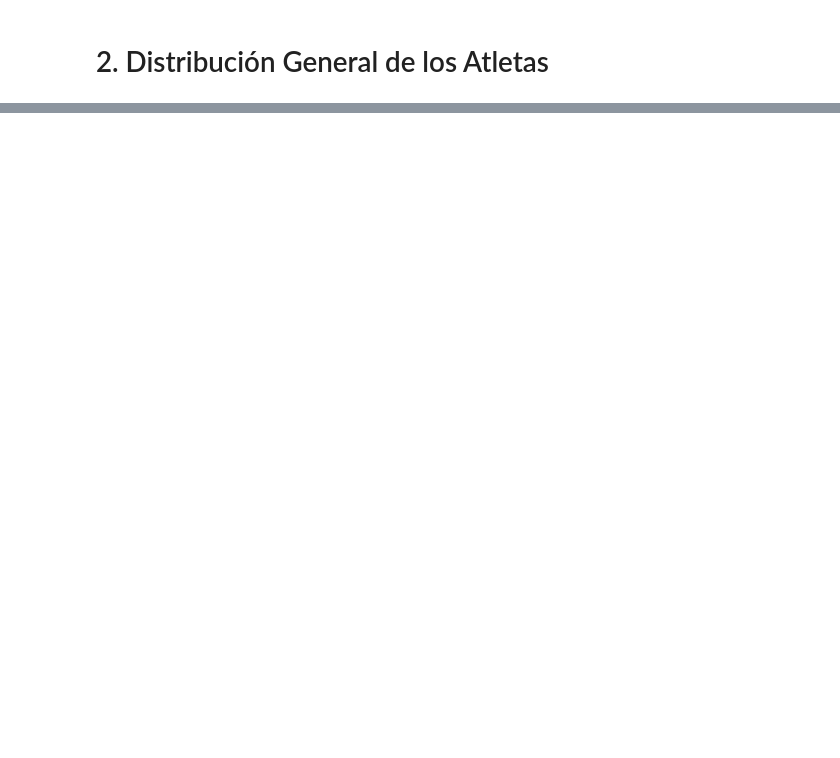
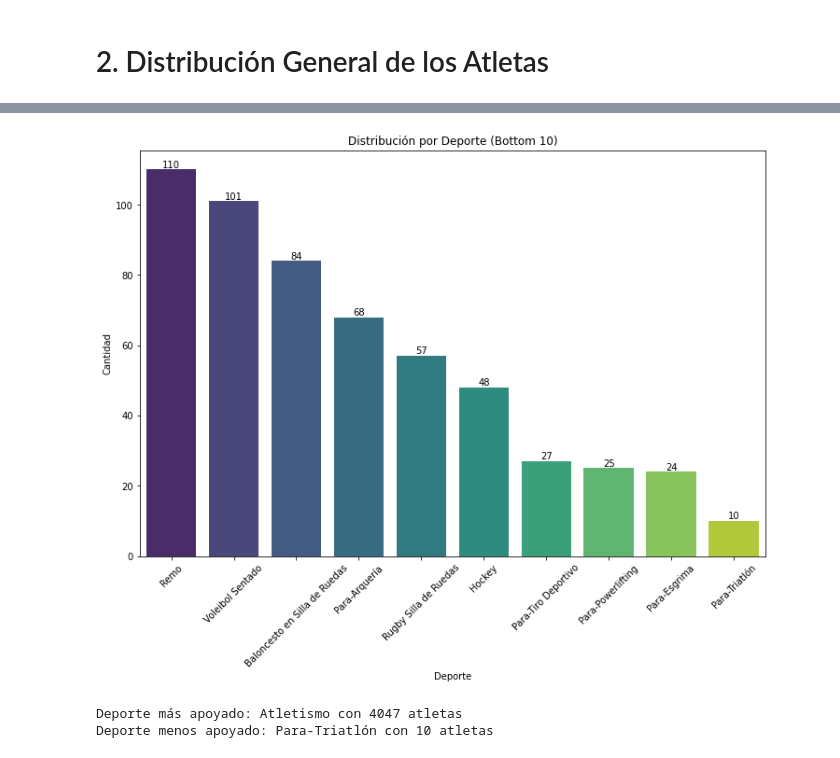
Before and after one commit to nicolaszuleta95/Portfolio, a Jupyter notebook: atletas_antioquia/notebooks/EDA.ipynb, the cells around one changed output, grey strips where cells are left out. Drawn from its saved outputs; the diff is of its cells as text; code cells hidden in the pictures; blank space fills up the shorter version.

```diff
--- a/atletas_antioquia/notebooks/EDA.ipynb
+++ b/atletas_antioquia/notebooks/EDA.ipynb
@@ -62,0 +146,28 @@ df.describe(include='all')
+# %%
+# Seleccionar los 10 deportes menos apoyados
+bottom_deportes = deporte_counts.tail(10)
+
+# Graficar la distribución con valores
+plt.figure(figsize=(12, 8))
+ax = sns.barplot(x=bottom_deportes.index, y=bottom_deportes.values, palette='viridis')
+plt.title('Distribución por Deporte (Bottom 10)')
+plt.xlabel('Deporte')
+plt.ylabel('Cantidad')
+plt.xticks(rotation=45)
+
+# Añadir los valores encima de las barras
+for i in ax.containers:
+    ax.bar_label(i, label_type='edge')
+
+plt.show()
+# %% [output]
+[figure, added]
+# %%
+# Mostrar los deportes más y menos apoyados
+deporte_mas_apoyado = deporte_counts.idxmax()
+deporte_menos_apoyado = deporte_counts.idxmin()
+print(f"Deporte más apoyado: {deporte_mas_apoyado} con {deporte_counts.max()} atletas")
+print(f"Deporte menos apoyado: {deporte_menos_apoyado} con {deporte_counts.min()} atletas")
+# %% [output]
+Deporte más apoyado: Atletismo con 4047 atletas
+Deporte menos apoyado: Para-Triatlón con 10 atletas
```
Also changed, not shown: parts of 29 cells of this notebook, 1 other file.
